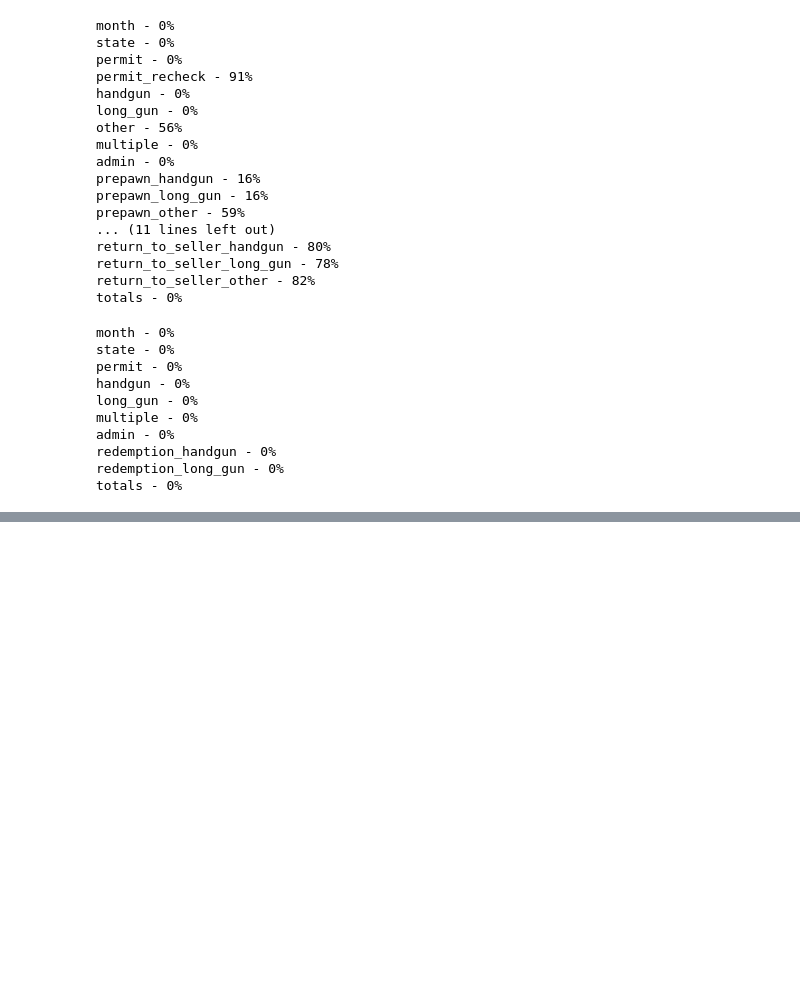
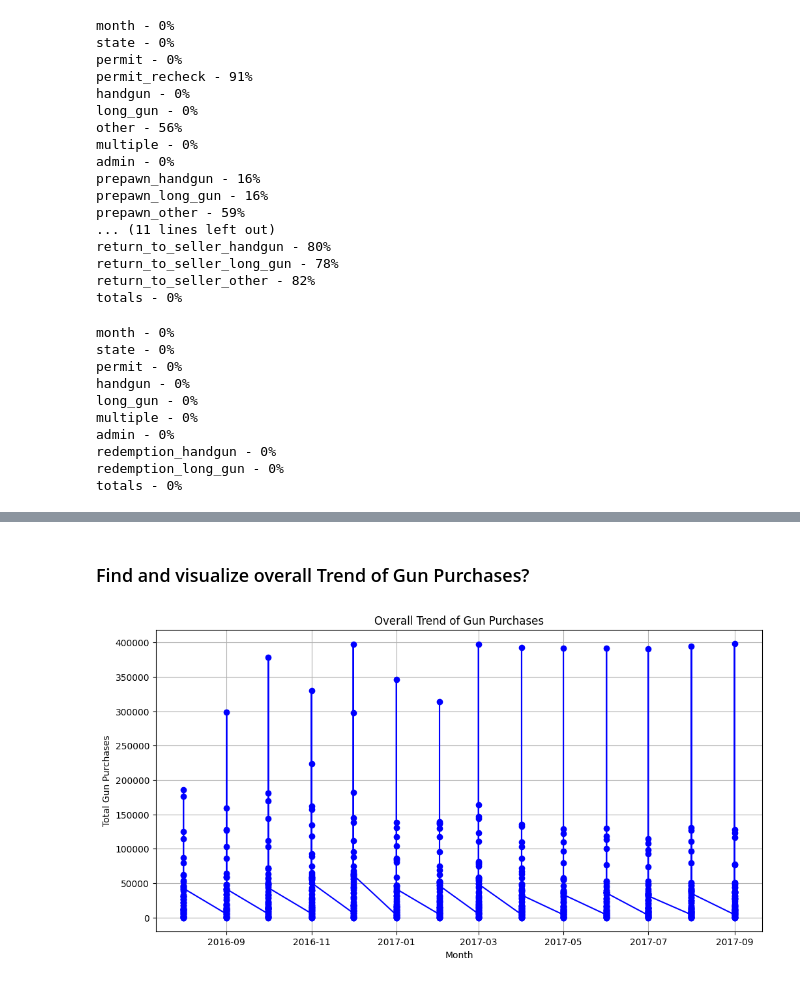
Before and after one commit to adgehTech/Movie_Analysis, a Jupyter notebook: others for bonus/gun_data_analysis.ipynb, the cells around one changed output, grey strips where cells are left out. Saved outputs shown, nothing was run; the diff lists cells and outputs as text; code cells hidden in the pictures; blank space fills up the shorter version.

```diff
--- a/others for bonus/gun_data_analysis.ipynb
+++ b/others for bonus/gun_data_analysis.ipynb
@@ -106,0 +133,18 @@ totals - 0%
+# %% [markdown]
+<a id='questionTwo'></a>
+
+### Find and visualize overall Trend of Gun Purchases?
+# %%
+# Convert 'month' to datetime for better plotting
+gun_data['month'] = pd.to_datetime(gun_data['month'])
+
+# Explore overall trend of gun purchases
+plt.figure(figsize=(12, 6))
+plt.plot(gun_data['month'], gun_data['totals'], marker='o', linestyle='-', color='b')
+plt.title('Overall Trend of Gun Purchases')
+plt.xlabel('Month')
+plt.ylabel('Total Gun Purchases')
+plt.grid(True)
+plt.show()
+# %% [output]
+[figure, added]
```
Also changed, not shown: parts of 7 cells of this notebook, 3 other files.
